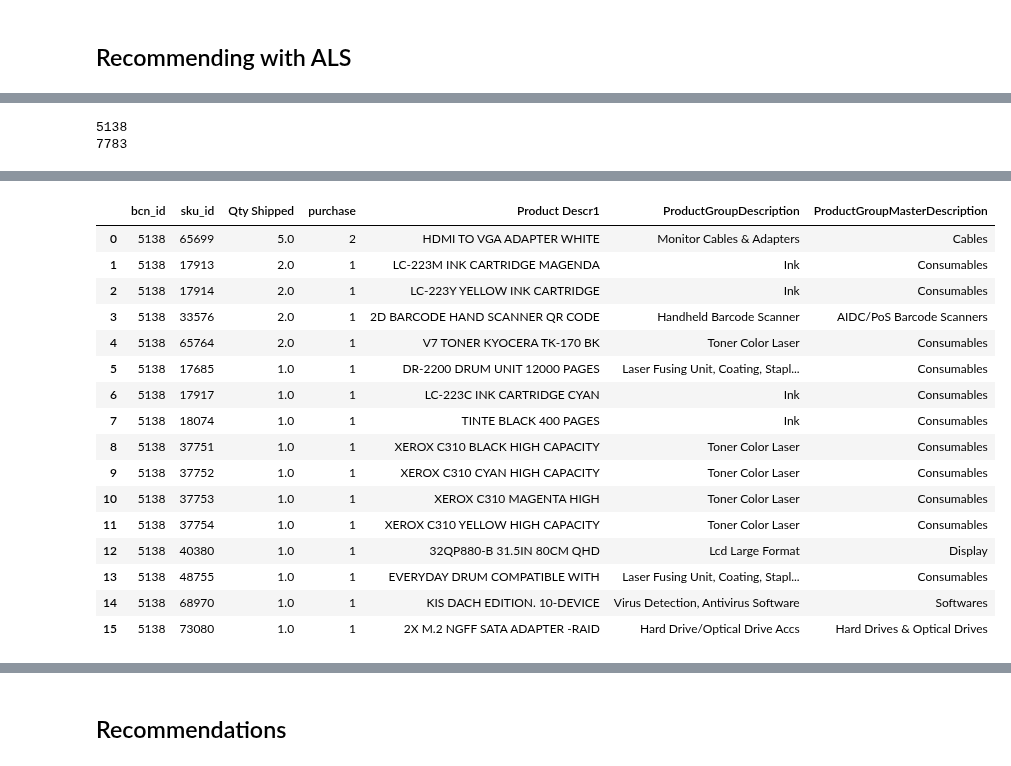
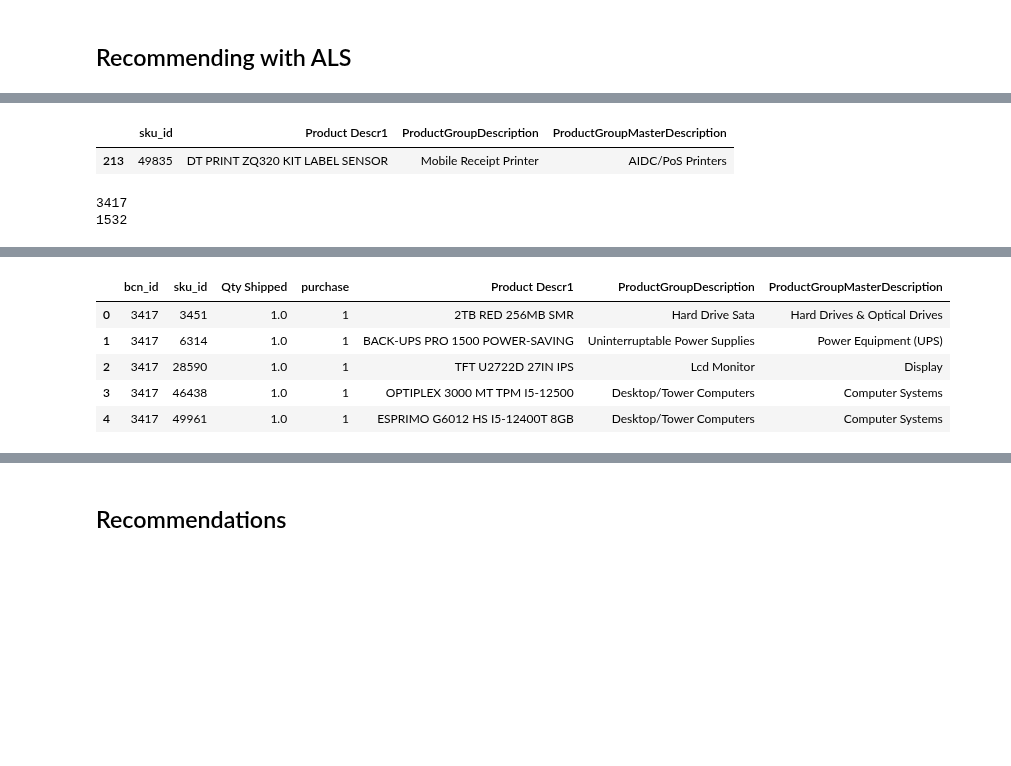
Before and after one commit to vincm1/RecSys_Implicit, a Jupyter notebook: Alternating_Least_Squares_(ALS).ipynb, the cells around one changed output, grey strips where cells are left out. Saved outputs shown, nothing was run; the diff lists cells and outputs as text; code cells hidden in the pictures; blank space fills up the shorter version.

```diff
--- a/Alternating_Least_Squares_(ALS).ipynb
+++ b/Alternating_Least_Squares_(ALS).ipynb
@@ -62,6 +59,6 @@ print(len(df), len(df["BranchCustomerNbr"].unique()), len(df["Sku"].unique()))
 # add column that represent sku count
 def sku_count(df_pl):
 
-  df_pl['sku_count'] = df_pl.groupby('bcn_id')['sku_id'].transform('nunique')
+  df_pl['sku_count'] = df_pl.groupby('BranchCustomerNbr')['Sku'].transform('nunique')
 
   return df_pl
@@ -76,3 +65,5 @@ See the caveats in the documentation: https://pandas.pydata.org/pandas-docs/stab
+# %%
+df = sku_count(df)
 # %%
 # drop customers that only purchased 1 SKU
 #df = df[df["sku_count"] > 1]
@@ -294,5 +274,12 @@ AUC@10: 0.5733646566446018; Prec@10: 0.14685169842584922; Map@10: 0.075927172512
 # %% [markdown]
 ## Recommending with ALS
+# %%
+# add column that represent sku count
+def sku_count_2(df_pl):
+
+  df_pl['sku_count'] = df_pl.groupby('bcn_id')['sku_id'].transform('nunique')
+
+  return df_pl
 # %%
-df_2
+df_2 = sku_count_2(df_2)
 # %% [output]
@@ -312,3 +291,9 @@ df_2
 # %%
 users_less_20 = df_2[(df_2.sku_count <= 20) & (df_2.sku_count >= 5) ]["bcn_id"].unique()
 users_more_20 = df_2[df_2.sku_count > 20]["bcn_id"].unique()
+# %%
+sku_list = df[["sku_id", "Product Descr1", "ProductGroupDescription", "ProductGroupMasterDescription"]].drop_duplicates()
+sku_list.head(1)
+# %% [output]
+|  | sku_id | Product Descr1 | ProductGroupDescription | ProductGroupMasterDescription |
+| 213 | 49835 | DT PRINT ZQ320 KIT LABEL SENSOR | Mobile Receipt Printer | AIDC/PoS Printers |
@@ -320,8 +307,8 @@ user_id_2 = random.choice(users_more_20)
 print(user_id)
 print(user_id_2)
 # %% [output]
-5138
-7783
+3417
+1532
 # %%
 user_purchases = pd.DataFrame(df_2[(df.bcn_id == user_id)])
 user_purchases = user_purchases.groupby(["bcn_id","sku_id"]).agg({
@@ -329,5 +316,7 @@ user_purchases = user_purchases.groupby(["bcn_id","sku_id"]).agg({
                                         "purchase":"sum"}).reset_index()
 user_purchases = user_purchases.sort_values(by="Qty Shipped", ascending=False)
 user_purchases = user_purchases.merge(sku_list, on="sku_id", how="left")
+user_purchases.to_csv(f'{user_id}_purchase_history.csv')
+files.download(f'{user_id}_purchase_history.csv')
 user_purchases
 # %% [output]
@@ -334,20 +325,9 @@ user_purchases
 |  | bcn_id | sku_id | Qty Shipped | purchase | Product Descr1 | ProductGroupDescription | ProductGroupMasterDescription |
-| 0 | 5138 | 65699 | 5.0 | 2 | HDMI TO VGA ADAPTER WHITE | Monitor Cables & Adapters | Cables |
-| 1 | 5138 | 17913 | 2.0 | 1 | LC-223M INK CARTRIDGE MAGENDA | Ink | Consumables |
-| 2 | 5138 | 17914 | 2.0 | 1 | LC-223Y YELLOW INK CARTRIDGE | Ink | Consumables |
-| 3 | 5138 | 33576 | 2.0 | 1 | 2D BARCODE HAND SCANNER QR CODE | Handheld Barcode Scanner | AIDC/PoS Barcode Scanners |
-| 4 | 5138 | 65764 | 2.0 | 1 | V7 TONER KYOCERA TK-170 BK | Toner Color Laser | Consumables |
-| 5 | 5138 | 17685 | 1.0 | 1 | DR-2200 DRUM UNIT 12000 PAGES | Laser Fusing Unit, Coating, Stapl... | Consumables |
-| 6 | 5138 | 17917 | 1.0 | 1 | LC-223C INK CARTRIDGE CYAN | Ink | Consumables |
-| 7 | 5138 | 18074 | 1.0 | 1 | TINTE BLACK 400 PAGES | Ink | Consumables |
-| 8 | 5138 | 37751 | 1.0 | 1 | XEROX C310 BLACK HIGH CAPACITY | Toner Color Laser | Consumables |
-| 9 | 5138 | 37752 | 1.0 | 1 | XEROX C310 CYAN HIGH CAPACITY | Toner Color Laser | Consumables |
-| 10 | 5138 | 37753 | 1.0 | 1 | XEROX C310 MAGENTA HIGH | Toner Color Laser | Consumables |
-| 11 | 5138 | 37754 | 1.0 | 1 | XEROX C310 YELLOW HIGH CAPACITY | Toner Color Laser | Consumables |
-| 12 | 5138 | 40380 | 1.0 | 1 | 32QP880-B 31.5IN 80CM QHD | Lcd Large Format | Display |
-| 13 | 5138 | 48755 | 1.0 | 1 | EVERYDAY DRUM COMPATIBLE WITH | Laser Fusing Unit, Coating, Stapl... | Consumables |
-| 14 | 5138 | 68970 | 1.0 | 1 | KIS DACH EDITION. 10-DEVICE | Virus Detection, Antivirus Software | Softwares |
-| 15 | 5138 | 73080 | 1.0 | 1 | 2X M.2 NGFF SATA ADAPTER -RAID | Hard Drive/Optical Drive Accs | Hard Drives & Optical Drives |
+| 0 | 3417 | 3451 | 1.0 | 1 | 2TB RED 256MB SMR | Hard Drive Sata | Hard Drives & Optical Drives |
+| 1 | 3417 | 6314 | 1.0 | 1 | BACK-UPS PRO 1500 POWER-SAVING | Uninterruptable Power Supplies | Power Equipment (UPS) |
+| 2 | 3417 | 28590 | 1.0 | 1 | TFT U2722D 27IN IPS | Lcd Monitor | Display |
+| 3 | 3417 | 46438 | 1.0 | 1 | OPTIPLEX 3000 MT TPM I5-12500 | Desktop/Tower Computers | Computer Systems |
+| 4 | 3417 | 49961 | 1.0 | 1 | ESPRIMO G6012 HS I5-12400T 8GB | Desktop/Tower Computers | Computer Systems |
 # %%
 user_purchases_2 = pd.DataFrame(df_2[(df.bcn_id == user_id_2)])
 user_purchases_2 = user_purchases_2.groupby(["bcn_id","sku_id"]).agg({
```
Also changed, not shown: parts of 16 cells of this notebook.
